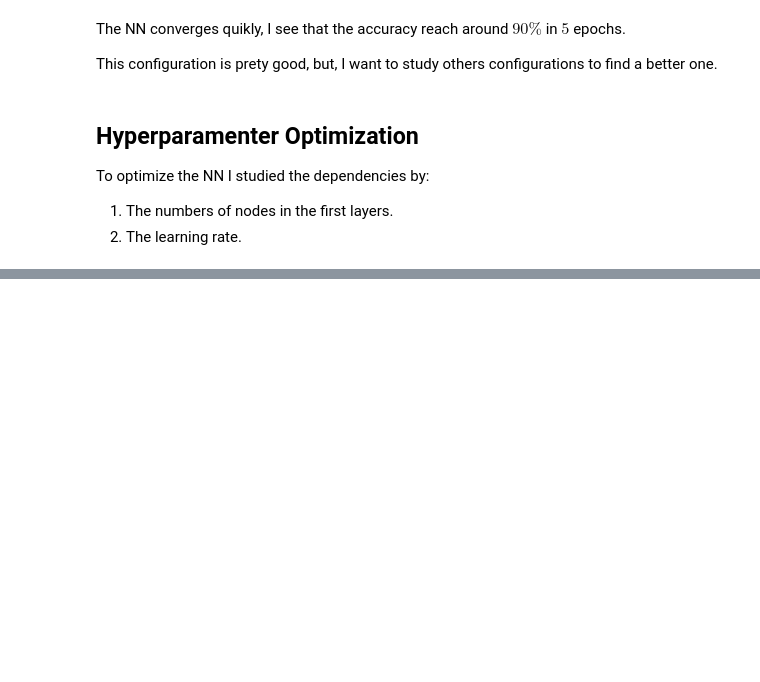
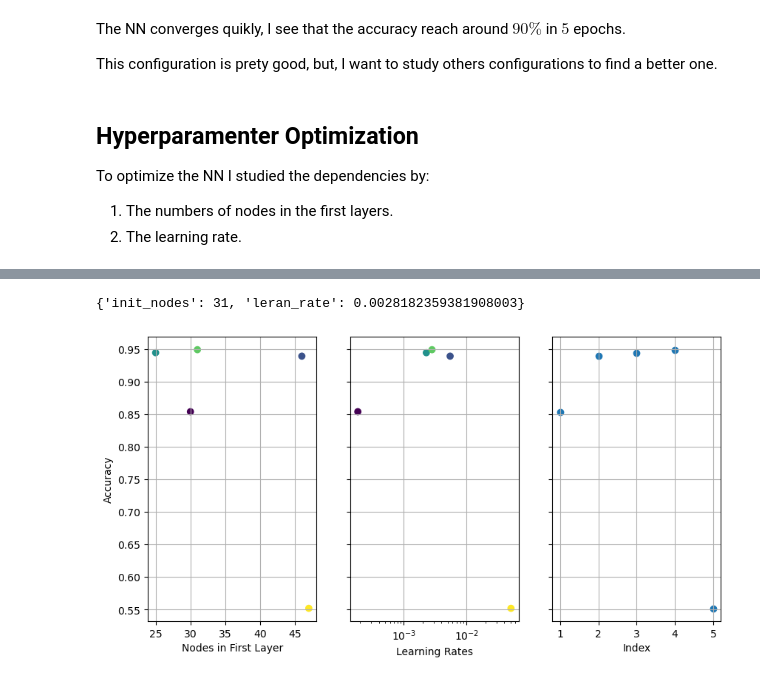
Before and after one commit to sergio-egm/Deep-Learning, a Jupyter notebook: Project/analize.ipynb, the cells around one changed output, grey strips where cells are left out. Cells and saved outputs as stored; diff of their text form; code cells hidden in the pictures; blank space fills up the shorter version.

Commit message:
First try of optimization

```diff
--- a/Project/analize.ipynb
+++ b/Project/analize.ipynb
@@ -237,0 +268,5 @@ Epoch 5/5
+# %%
+search_space = {'init_nodes' : hp.randint('init_nodes' , 16 , 50) ,
+                'leran_rate' : hp.loguniform('leran_rate' , -10 , 0)}
+
+trials = Trials()
@@ -237,0 +298,31 @@ Epoch 5/5
+# %%
+print(space_eval(search_space , best))
+# %% [output]
+{'init_nodes': 31, 'leran_rate': 0.0028182359381908003}
+# %%
+_ , (ax1 , ax2 , ax3) = plt.subplots(1 , 3 , sharey = True , figsize = (10 , 5))
+
+nodes = np.array([t['misc']['vals']['init_nodes'][0] for t in trials.trials])
+rates = np.array([t['misc']['vals']['leran_rate'][0] for t in trials.trials])
+indxs = np.array([t['tid']+1 for t in trials.trials])
+accs  = np.array([-t['result']['loss'] for t in trials.trials])
+
+ax1.scatter(nodes , accs , c = indxs)
+ax1.set_ylabel('Accuracy')
+ax1.set_xlabel('Nodes in First Layer')
+ax1.grid()
+
+ax2.scatter(rates , accs , c = indxs)
+ax2.set(
+    xscale = 'log' ,
+    xlabel = 'Learning Rates'
+)
+ax2.grid()
+
+ax3.scatter(indxs , accs)
+ax3.set_xlabel('Index')
+ax3.grid()
+
+plt.show()
+# %% [output]
+[figure, added]
```
Also changed, not shown: parts of 11 cells of this notebook.
